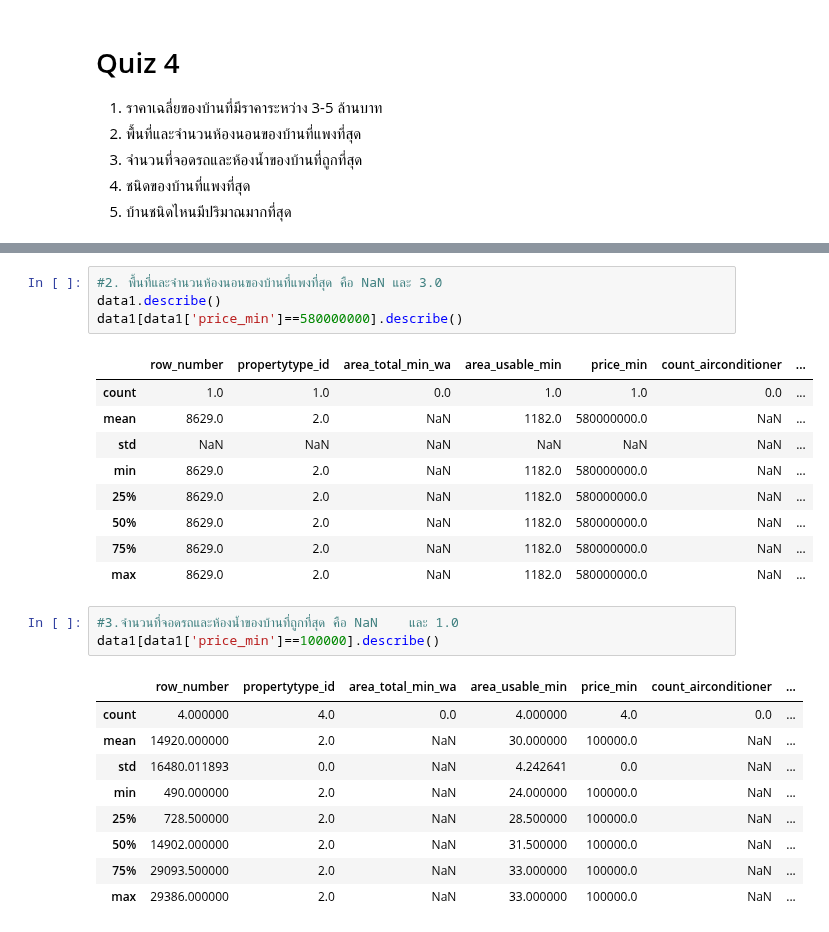
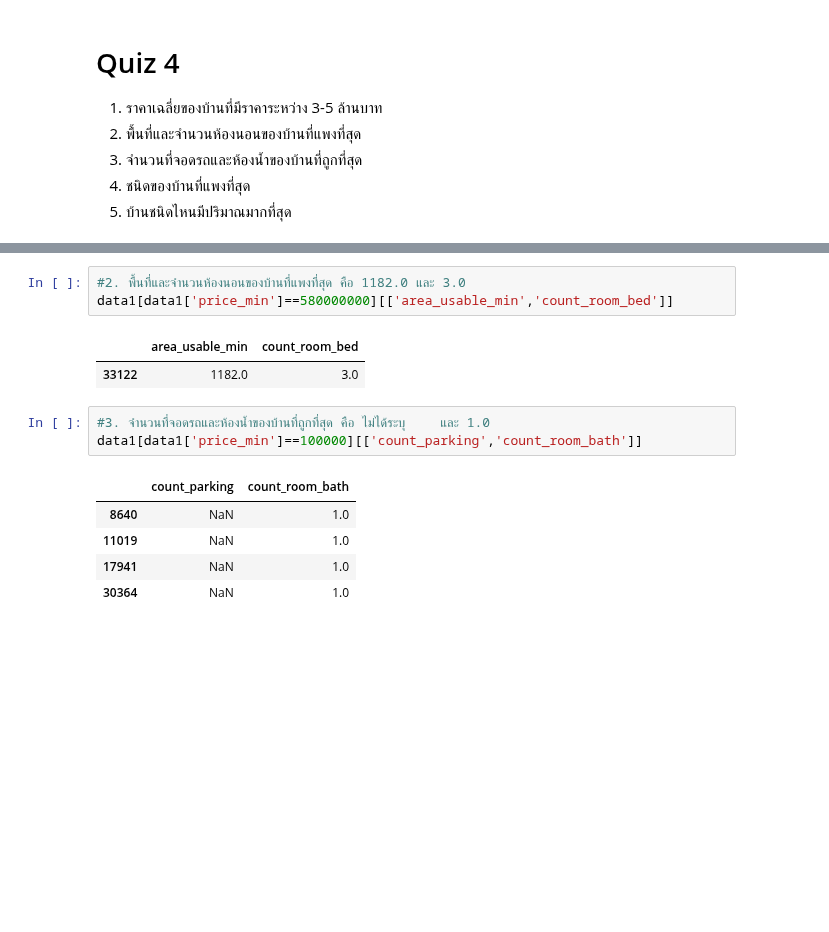
Before and after one commit to nxxk23/BasicProg_DataViz65, a Jupyter notebook: Pandas_Dataframe.ipynb, the cells around one changed output, grey strips where cells are left out. Cells and saved outputs as stored; diff of their text form; blank space fills up the shorter version.

```diff
--- a/Pandas_Dataframe.ipynb
+++ b/Pandas_Dataframe.ipynb
@@ -230,28 +254,16 @@ data1[data1['price_min']<3000000&5000000].describe()
 # %%
-#2. พื้นที่และจำนวนห้องนอนของบ้านที่แพงที่สุด คือ NaN และ 3.0
-data1.describe()
-data1[data1['price_min']==580000000].describe()
+#2. พื้นที่และจำนวนห้องนอนของบ้านที่แพงที่สุด คือ 1182.0 และ 3.0
+data1[data1['price_min']==580000000][['area_usable_min','count_room_bed']]
 # %% [output]
-|  | row_number | propertytype_id | area_total_min_wa | area_usable_min | price_min | count_airconditioner | ... |
-| count | 1.0 | 1.0 | 0.0 | 1.0 | 1.0 | 0.0 | ... |
-| mean | 8629.0 | 2.0 | NaN | 1182.0 | 580000000.0 | NaN | ... |
-| std | NaN | NaN | NaN | NaN | NaN | NaN | ... |
-| min | 8629.0 | 2.0 | NaN | 1182.0 | 580000000.0 | NaN | ... |
-| 25% | 8629.0 | 2.0 | NaN | 1182.0 | 580000000.0 | NaN | ... |
-| 50% | 8629.0 | 2.0 | NaN | 1182.0 | 580000000.0 | NaN | ... |
-| 75% | 8629.0 | 2.0 | NaN | 1182.0 | 580000000.0 | NaN | ... |
-| max | 8629.0 | 2.0 | NaN | 1182.0 | 580000000.0 | NaN | ... |
+|  | area_usable_min | count_room_bed |
+| 33122 | 1182.0 | 3.0 |
 # %%
-#3.จำนวนที่จอดรถและห้องน้ำของบ้านที่ถูกที่สุด คือ NaN	และ 1.0
-data1[data1['price_min']==100000].describe()
+#3. จำนวนที่จอดรถและห้องน้ำของบ้านที่ถูกที่สุด คือ ไม่ได้ระบุ	และ 1.0
+data1[data1['price_min']==100000][['count_parking','count_room_bath']]
 # %% [output]
-|  | row_number | propertytype_id | area_total_min_wa | area_usable_min | price_min | count_airconditioner | ... |
-| count | 4.000000 | 4.0 | 0.0 | 4.000000 | 4.0 | 0.0 | ... |
-| mean | 14920.000000 | 2.0 | NaN | 30.000000 | 100000.0 | NaN | ... |
-| std | 16480.011893 | 0.0 | NaN | 4.242641 | 0.0 | NaN | ... |
-| min | 490.000000 | 2.0 | NaN | 24.000000 | 100000.0 | NaN | ... |
-| 25% | 728.500000 | 2.0 | NaN | 28.500000 | 100000.0 | NaN | ... |
-| 50% | 14902.000000 | 2.0 | NaN | 31.500000 | 100000.0 | NaN | ... |
-| 75% | 29093.500000 | 2.0 | NaN | 33.000000 | 100000.0 | NaN | ... |
-| max | 29386.000000 | 2.0 | NaN | 33.000000 | 100000.0 | NaN | ... |
+|  | count_parking | count_room_bath |
+| 8640 | NaN | 1.0 |
+| 11019 | NaN | 1.0 |
+| 17941 | NaN | 1.0 |
+| 30364 | NaN | 1.0 |
 # %%
```
Also changed, not shown: parts of 8 cells of this notebook.
